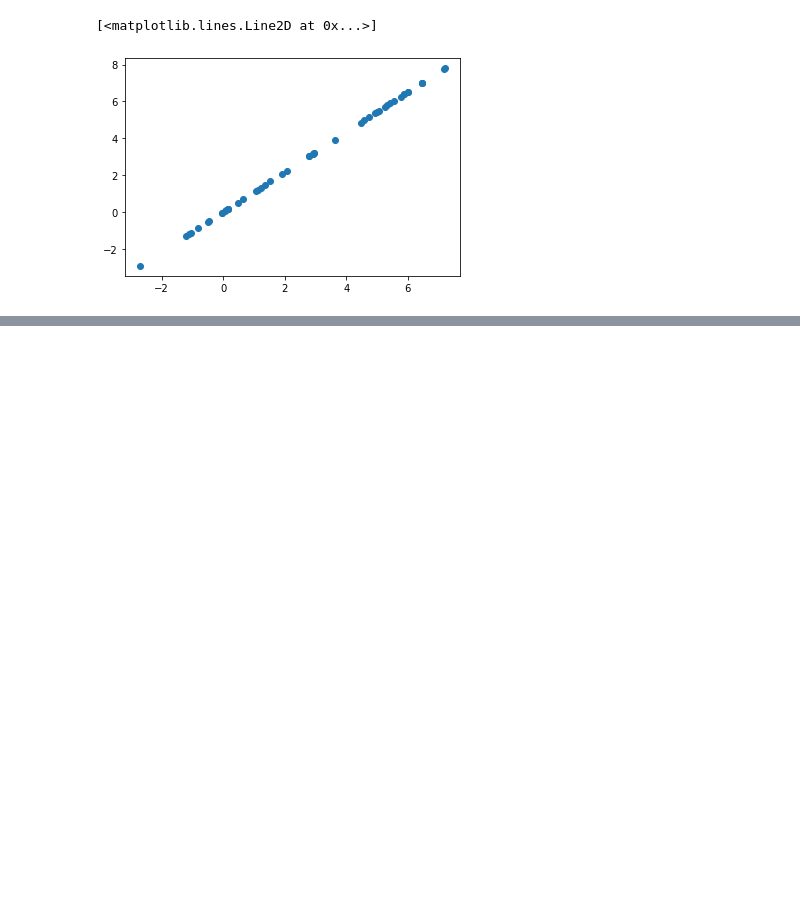
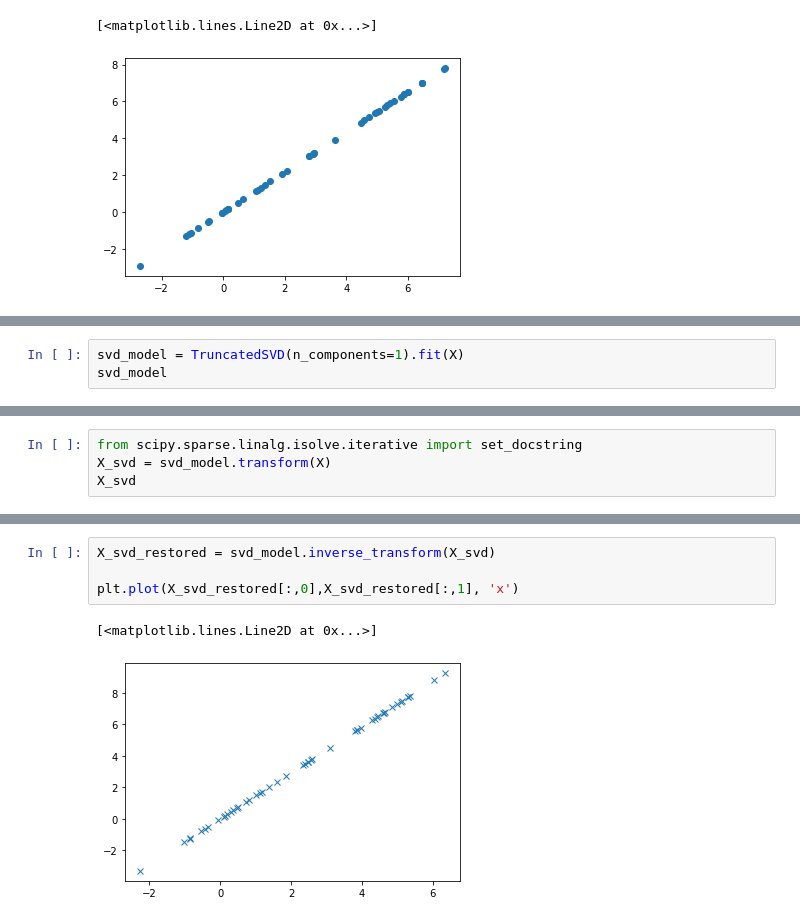
Before and after one commit to MagicMoleMM/DistFitter, a Jupyter notebook: 08_01.ipynb, the cells around one changed output, grey strips where cells are left out. Saved outputs shown, nothing was run; the diff lists cells and outputs as text; blank space fills up the shorter version.

```diff
--- a/08_01.ipynb
+++ b/08_01.ipynb
@@ -112,0 +115,3 @@ plt.plot(X_inverse[:,0],X_inverse[:,1], 'o')
+# %%
+svd_model = TruncatedSVD(n_components=1).fit(X)
+svd_model
@@ -112,0 +120,4 @@ plt.plot(X_inverse[:,0],X_inverse[:,1], 'o')
+# %%
+from scipy.sparse.linalg.isolve.iterative import set_docstring
+X_svd = svd_model.transform(X)
+X_svd
@@ -112,0 +142,7 @@ plt.plot(X_inverse[:,0],X_inverse[:,1], 'o')
+# %%
+X_svd_restored = svd_model.inverse_transform(X_svd)
+
+plt.plot(X_svd_restored[:,0],X_svd_restored[:,1], 'x')
+# %% [output]
+[<matplotlib.lines.Line2D at 0x...>]
+[figure, added]
```
Also changed, not shown: parts of 5 cells of this notebook.
